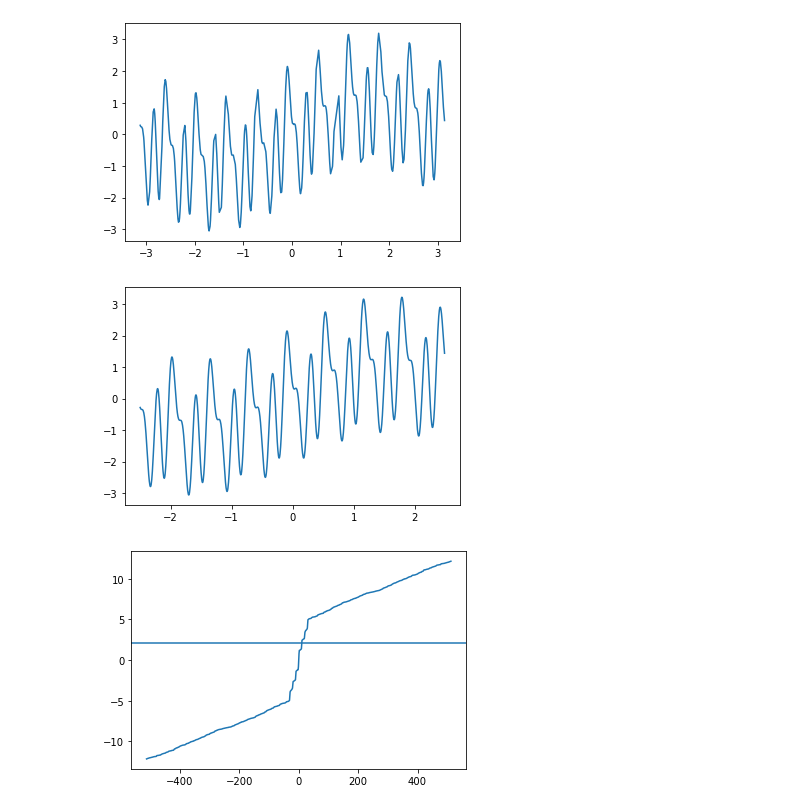
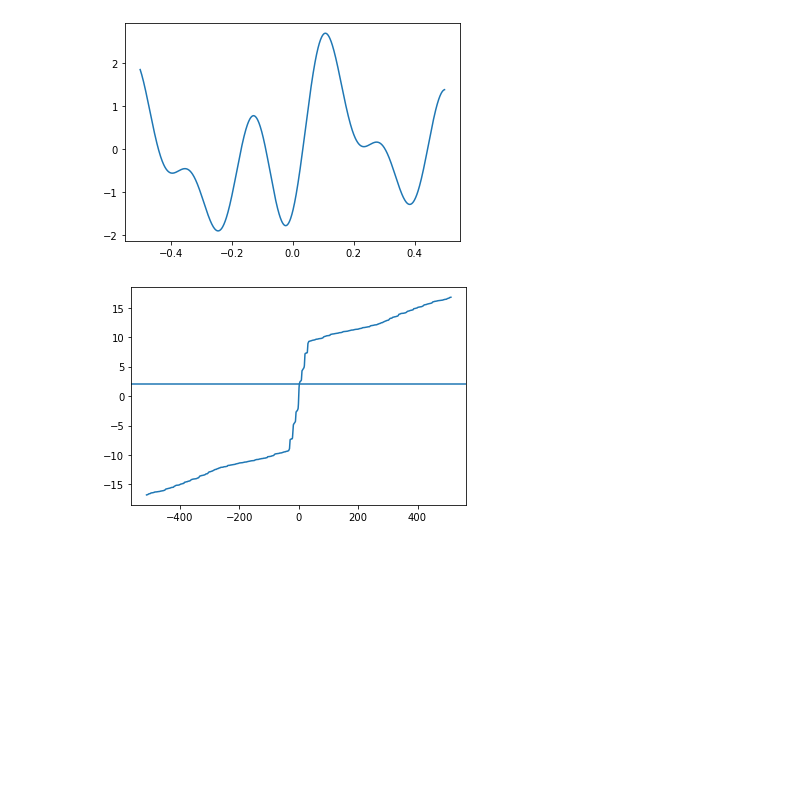
Before and after one commit to kathkkkkkk/Master-thesis, a Jupyter notebook: 2 spetral bias method 2.ipynb, the cells around one changed output. Cells and saved outputs as stored; diff of their text form; code cells hidden in the pictures; blank space fills up the shorter version.

```diff
--- a/2 spetral bias method 2.ipynb
+++ b/2 spetral bias method 2.ipynb
@@ -7,31 +7,33 @@ from numba import jit
 from sklearn.model_selection import train_test_split
 # %%
 # general random sample
+
+seed = 2022
+np.random.seed(seed)
 N = 512
 x = np.random.uniform(-pi,pi,2*N)
 x.sort()
 b1,b2,b3 = np.random.uniform(0,2*pi,3)
 y = np.sin(x) + np.sin(10*x+b1) + np.sin(20*x+b2) + np.sin(30*x+b3)
 
 # split the data
-x_tr, x_ts, y_tr, y_ts = train_test_split(x, y, test_size=0.5)
+# x_tr, x_ts, y_tr, y_ts = train_test_split(x, y, test_size=0.5)
 # print(len(x_tr))
-x_ts, y_ts = zip(*sorted(zip(x_ts, y_ts)))
+# x_ts, y_ts = zip(*sorted(zip(x_ts, y_ts)))
 
 # grid sample
 N0 = 1000
-dx = 0.005
+dx = 0.001
 x0 = np.linspace(-N0/2*dx, (N0/2-1)*dx, N0, endpoint=False)
 x0.sort()
 y0 = np.sin(x0) + np.sin(10*x0+b1) + np.sin(20*x0+b2) + np.sin(30*x0+b3)
 
-plt.plot(x_ts,y_ts)
-plt.show()
+# plt.plot(x_ts,y_ts)
+# plt.show()
 plt.plot(x0, y0)
 plt.show()
 # %% [output]
-[figure, old version]
+[figure, new version]
-[figure, removed]
 # %%
 # define the function includes w0
 
@@ -72,14 +74,14 @@ for w in W:
     f_w[i] = f_approx(w)
 # print(f_w)
 
-y_var = np.var(y_ts)
+y_var = np.var(y)
 # print(y_var)
 
 plt.plot(W, f_w)
 plt.axhline(y = y_var)
 plt.show()
 # %% [output]
-[figure, old version]
+[figure, new version]
 # %%
 # compute the cut-off w0
 
```
Also changed, not shown: parts of 10 cells of this notebook, 2 other files.
